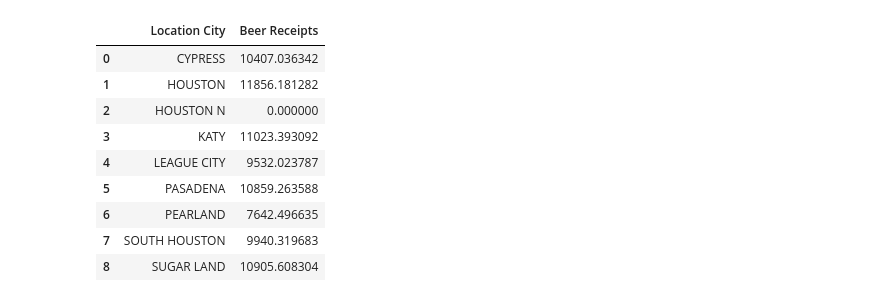
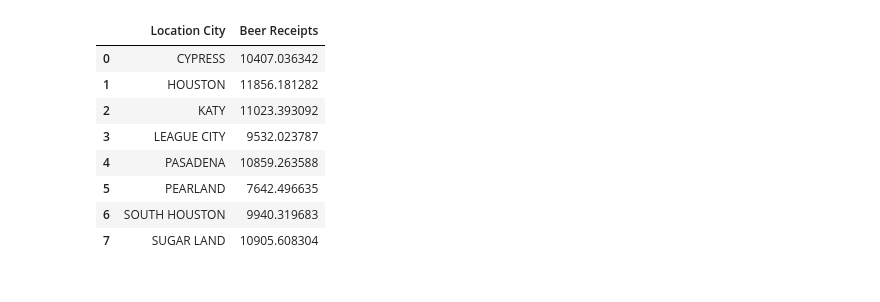
Before and after one commit to ejkaster/Project-1-Top-5-US-Cities-Real-Estate-Trends, a Jupyter notebook: AvgSales.ipynb, the cells around one changed output. Drawn from its saved outputs; the diff is of its cells as text; code cells hidden in the pictures.

```diff
--- a/AvgSales.ipynb
+++ b/AvgSales.ipynb
@@ -19,3 +20,8 @@ houston_df.head()
 | 2 | 1 | DADDY O'S SPORT BAR | 5830 SPENCER HWY | PASADENA | TX | 77505 | ... |
 | 3 | 1 | CRAZY FROGS BAR AND GRILL | 13703 WEST RD | HOUSTON | TX | 77041 | ... |
 | 4 | 1 | DON PATRON BAR & GRILL | 500 DALLAS ST STE P50 | HOUSTON | TX | 77002 | ... |
+# %%
+# Breakdown by city
+
+clean_df = houston_df.loc[houston_df['Location City'] != 'HOUSTON N']
+clean_df['Location City'].value_counts()
@@ -54,16 +84,15 @@ wine_df
 # %%
 #Determine the mean of the individual receipt types
 
-beer_df = houston_df.groupby('Location City', as_index=False)['Beer Receipts'].mean()
+beer_df = clean_df.groupby('Location City', as_index=False)['Beer Receipts'].mean()
 beer_df
 # %% [output]
 |  | Location City | Beer Receipts |
 | 0 | CYPRESS | 10407.036342 |
 | 1 | HOUSTON | 11856.181282 |
-| 2 | HOUSTON N | 0.000000 |
-| 3 | KATY | 11023.393092 |
-| 4 | LEAGUE CITY | 9532.023787 |
-| 5 | PASADENA | 10859.263588 |
-| 6 | PEARLAND | 7642.496635 |
-| 7 | SOUTH HOUSTON | 9940.319683 |
-| 8 | SUGAR LAND | 10905.608304 |
+| 2 | KATY | 11023.393092 |
+| 3 | LEAGUE CITY | 9532.023787 |
+| 4 | PASADENA | 10859.263588 |
+| 5 | PEARLAND | 7642.496635 |
+| 6 | SOUTH HOUSTON | 9940.319683 |
+| 7 | SUGAR LAND | 10905.608304 |
```
Also changed, not shown: parts of 10 cells of this notebook.
